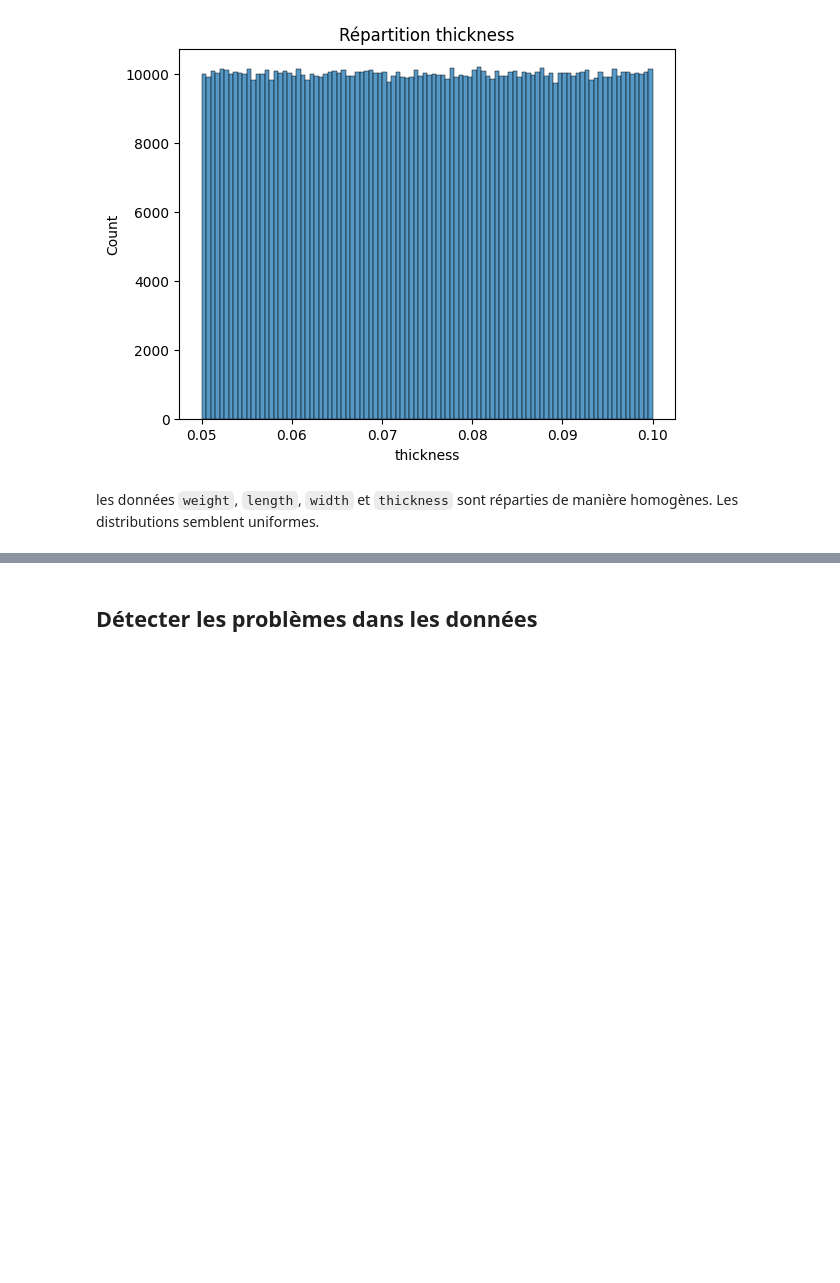
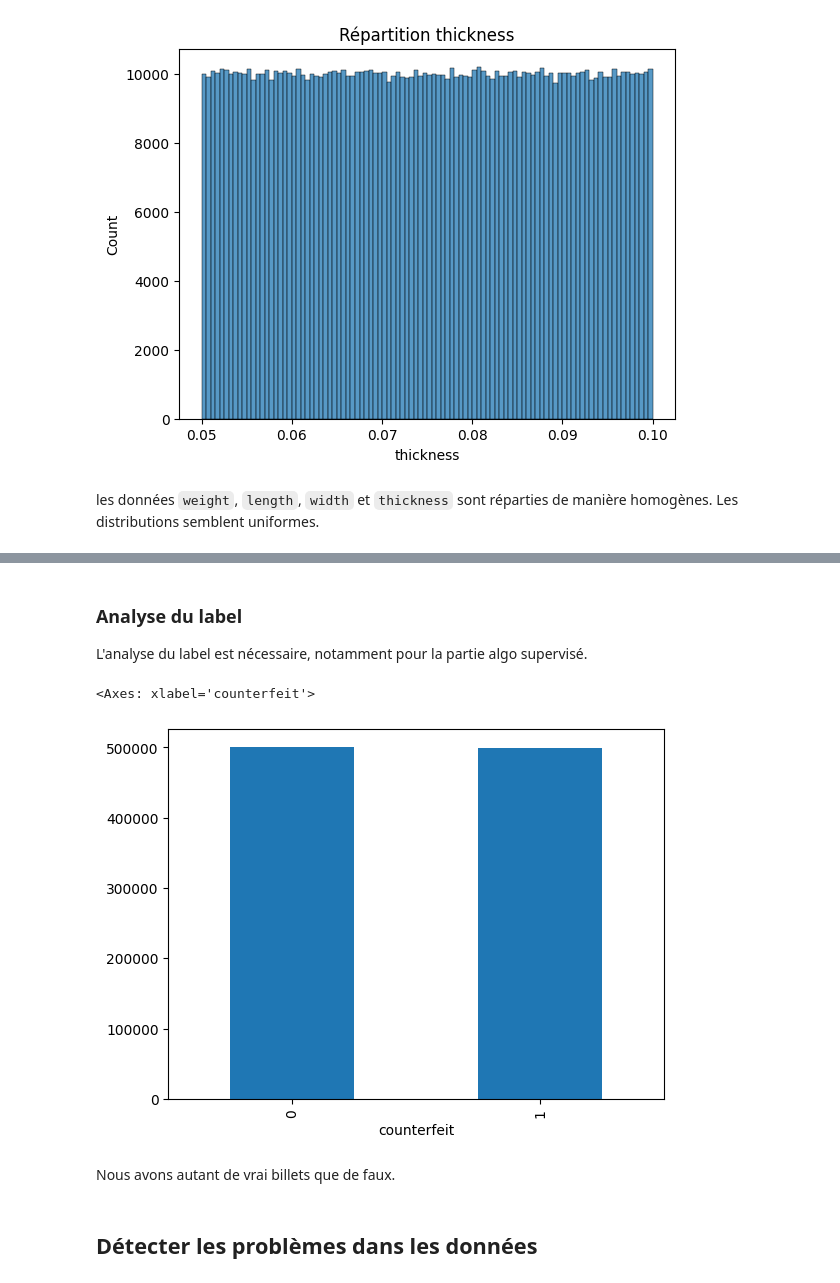
Before and after one commit to anthonybnl/projet-datascience, a Jupyter notebook: eda.ipynb, the cells around one changed output, grey strips where cells are left out. Cells and saved outputs as stored; diff of their text form; code cells hidden in the pictures; blank space fills up the shorter version.

```diff
--- a/eda.ipynb
+++ b/eda.ipynb
@@ -189,6 +197,17 @@ df.describe(include="all")
 | 50% | NaN | NaN | 0.000000 | 5.506594e+07 | NaN | 1.649137 | 140.032496 | 70.008440 | ... |
 | 75% | NaN | NaN | 1.000000 | 7.751115e+07 | NaN | 2.074540 | 150.022309 | 75.006372 | ... |
 | max | NaN | NaN | 1.000000 | 9.999994e+07 | NaN | 2.499999 | 159.999961 | 79.999983 | ... |
+# %% [markdown]
+### Analyse du label
+
+L'analyse du label est nécessaire, notamment pour la partie algo supervisé.
+# %%
+df["counterfeit"].value_counts().plot.bar()
+# %% [output]
+<Axes: xlabel='counterfeit'>
+[figure, added]
+# %% [markdown]
+Nous avons autant de vrai billets que de faux.
 # %% [markdown]
 ## Détecter les problèmes dans les données
 # %%
```
Also changed, not shown: parts of 16 cells of this notebook, 1 other file.
